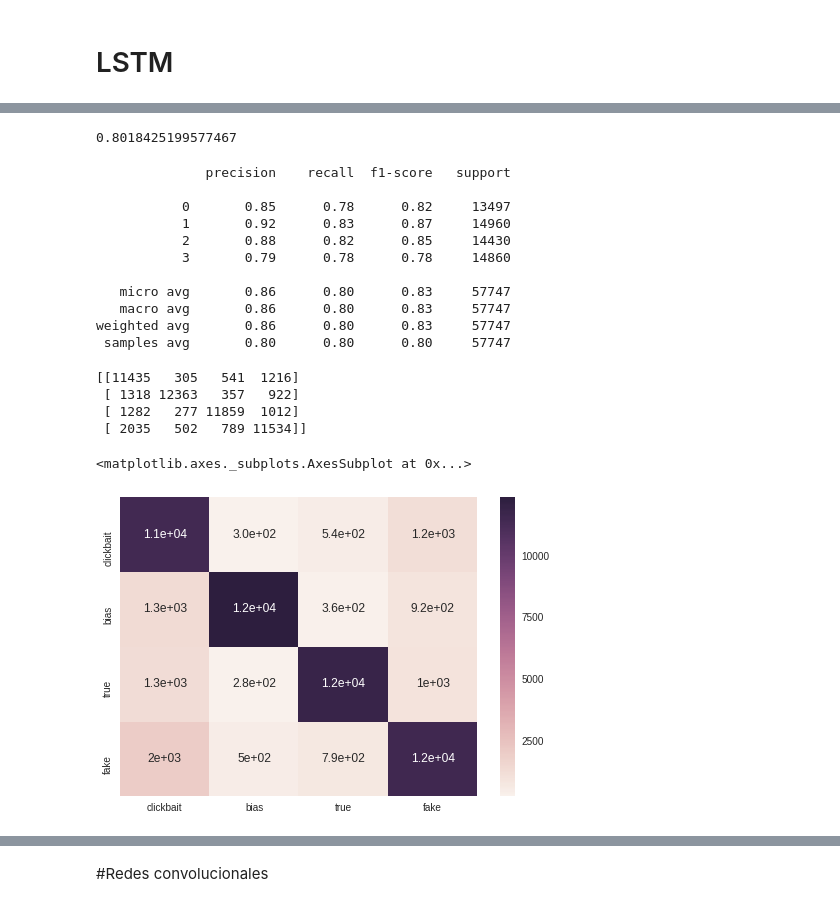
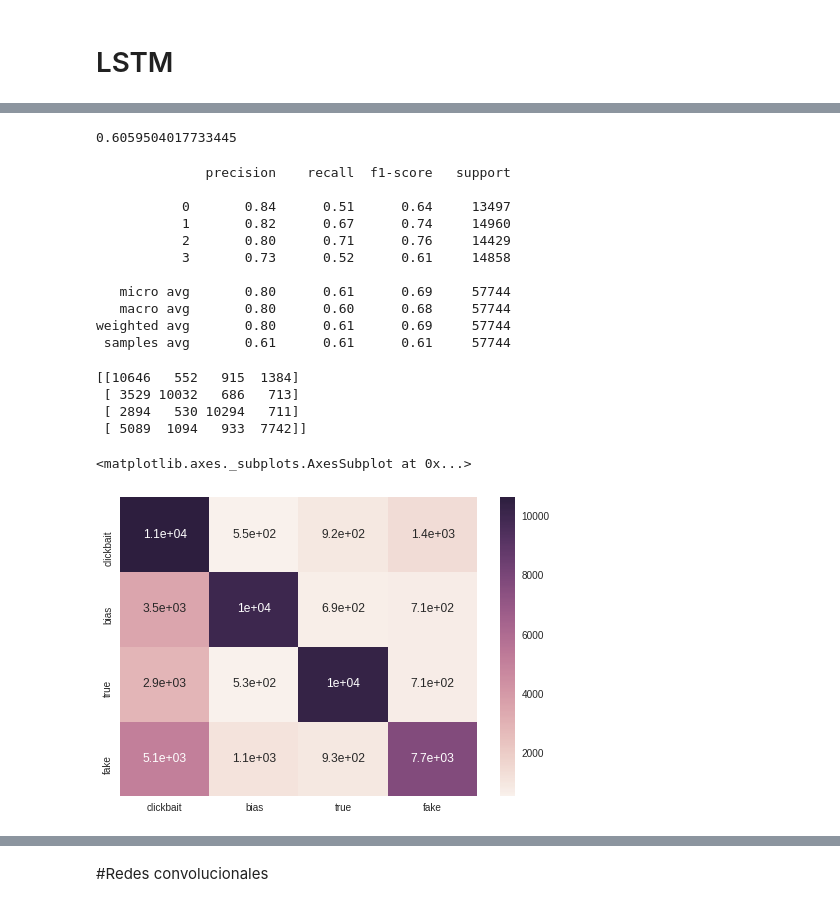
Before and after one commit to AIRLegend/fakenews, a Jupyter notebook: notebooks/Train_Google_Colab.ipynb, the cells around one changed output, grey strips where cells are left out. Drawn from its saved outputs; the diff is of its cells as text; code cells hidden in the pictures.

```diff
--- a/notebooks/Train_Google_Colab.ipynb
+++ b/notebooks/Train_Google_Colab.ipynb
@@ -161,4 +211,4 @@ model.summary()
 # %%
-hist = model.fit(x=train_fit, y=np.asarray(y_train.tolist()), batch_size=128, epochs=30,
+hist = tpu_model.fit(x=train_fit, y=np.asarray(y_train.tolist()), batch_size=32*8, epochs=30,
           callbacks = [k.callbacks.EarlyStopping(monitor='val_loss', patience=3, min_delta = 0.1)], validation_data=(valid_fit, np.array(y_valid.tolist())))
 # %% [output]
@@ -190,36 +248,40 @@ plt.legend()
+# %%
+tpu_batch = [test_fit[0][:-3], test_fit[1][:-3]]
+# %%
+#test_pred = tpu_model.predict(test_fit, batch_size=32*8)
+test_pred = tpu_model.predict(tpu_batch, batch_size=32*8)
 # %%
-test_pred = model.predict(test_fit)
-accuracy_score(np.array(y_test.tolist()), test_pred.round())
+accuracy_score(np.array(y_test.tolist()[:-3]), test_pred.round())
 # %% [output]
-0.8018425199577467
+0.6059504017733445
 # %%
-report = classification_report(np.array(y_test.tolist()), test_pred.round())
+report = classification_report(np.array(y_test.tolist()[:-3]), test_pred.round())
 print(report)
 # %% [output]
               precision    recall  f1-score   support
 
-           0       0.85      0.78      0.82     13497
-           1       0.92      0.83      0.87     14960
-           2       0.88      0.82      0.85     14430
-           3       0.79      0.78      0.78     14860
+           0       0.84      0.51      0.64     13497
+           1       0.82      0.67      0.74     14960
+           2       0.80      0.71      0.76     14429
+           3       0.73      0.52      0.61     14858
 
-   micro avg       0.86      0.80      0.83     57747
-   macro avg       0.86      0.80      0.83     57747
-weighted avg       0.86      0.80      0.83     57747
- samples avg       0.80      0.80      0.80     57747
+   micro avg       0.80      0.61      0.69     57744
+   macro avg       0.80      0.60      0.68     57744
+weighted avg       0.80      0.61      0.69     57744
+ samples avg       0.61      0.61      0.61     57744
 # %%
-matrix = confusion_matrix(np.array(y_test.tolist()).argmax(axis=1), test_pred.round().argmax(axis=1))
+matrix = confusion_matrix(np.array(y_test.tolist()[:-3]).argmax(axis=1), test_pred.round().argmax(axis=1))
 print(matrix)
 
 df_cm = pd.DataFrame(matrix, columns=['clickbait', 'bias', 'true', 'fake'], index=['clickbait', 'bias', 'true', 'fake'])
 sns.heatmap(df_cm, annot=True)
 # %% [output]
-[[11435   305   541  1216]
- [ 1318 12363   357   922]
- [ 1282   277 11859  1012]
- [ 2035   502   789 11534]]
+[[10646   552   915  1384]
+ [ 3529 10032   686   713]
+ [ 2894   530 10294   711]
+ [ 5089  1094   933  7742]]
 <matplotlib.axes._subplots.AxesSubplot at 0x...>
-[figure, old version]
+[figure, new version]
 # %%
 LSTM_PATH = 'drive/My Drive/Colab Notebooks/weights/lstm.h5'
 # %%
```
Also changed, not shown: parts of 11 cells of this notebook.
